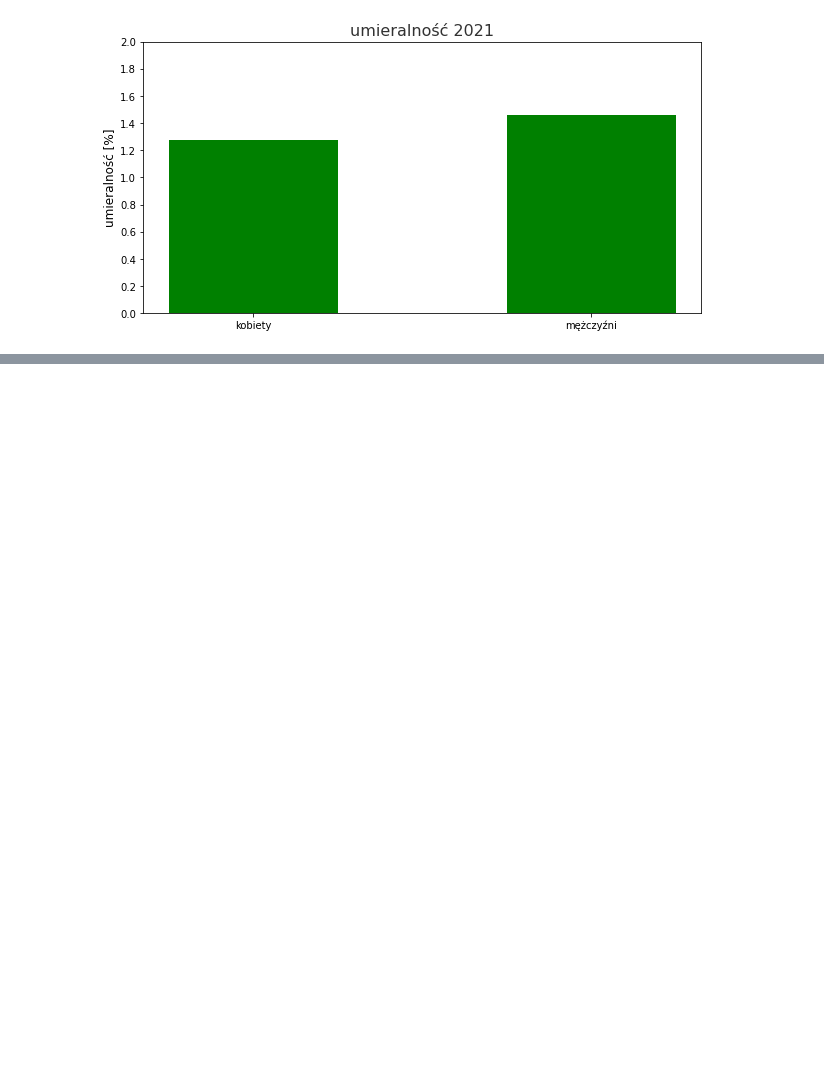
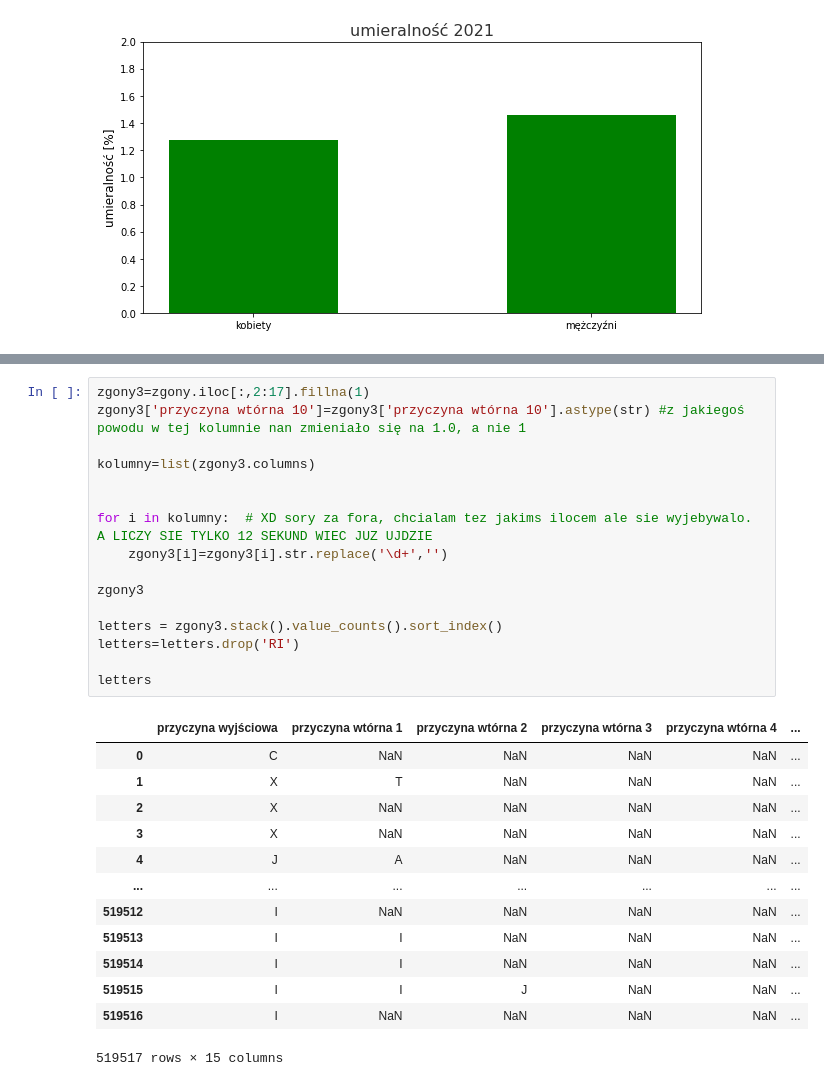
Before and after one commit to PaulaRudzka/zgony, a Jupyter notebook: zgony.ipynb, the cells around one changed output, grey strips where cells are left out. Saved outputs shown, nothing was run; the diff lists cells and outputs as text; blank space fills up the shorter version.

```diff
--- a/zgony.ipynb
+++ b/zgony.ipynb
@@ -126,0 +126,30 @@ plt.show();
+# %%
+zgony3=zgony.iloc[:,2:17].fillna(1)
+zgony3['przyczyna wtórna 10']=zgony3['przyczyna wtórna 10'].astype(str) #z jakiegoś powodu w tej kolumnie nan zmieniało się na 1.0, a nie 1
+
+kolumny=list(zgony3.columns)
+
+
+for i in kolumny:  # XD sory za fora, chcialam tez jakims ilocem ale sie wyjebywalo. A LICZY SIE TYLKO 12 SEKUND WIEC JUZ UJDZIE
+    zgony3[i]=zgony3[i].str.replace('\d+','')
+
+zgony3
+
+letters = zgony3.stack().value_counts().sort_index()
+letters=letters.drop('RI')
+
+letters
+# %% [output]
+|  | przyczyna wyjściowa | przyczyna wtórna 1 | przyczyna wtórna 2 | przyczyna wtórna 3 | przyczyna wtórna 4 | ... |
+| 0 | C | NaN | NaN | NaN | NaN | ... |
+| 1 | X | T | NaN | NaN | NaN | ... |
+| 2 | X | NaN | NaN | NaN | NaN | ... |
+| 3 | X | NaN | NaN | NaN | NaN | ... |
+| 4 | J | A | NaN | NaN | NaN | ... |
+| ... | ... | ... | ... | ... | ... | ... |
+| 519512 | I | NaN | NaN | NaN | NaN | ... |
+| 519513 | I | I | NaN | NaN | NaN | ... |
+| 519514 | I | I | NaN | NaN | NaN | ... |
+| 519515 | I | I | J | NaN | NaN | ... |
+| 519516 | I | NaN | NaN | NaN | NaN | ... |
+519517 rows × 15 columns
```
Also changed, not shown: parts of 3 cells of this notebook, 1 other file.
